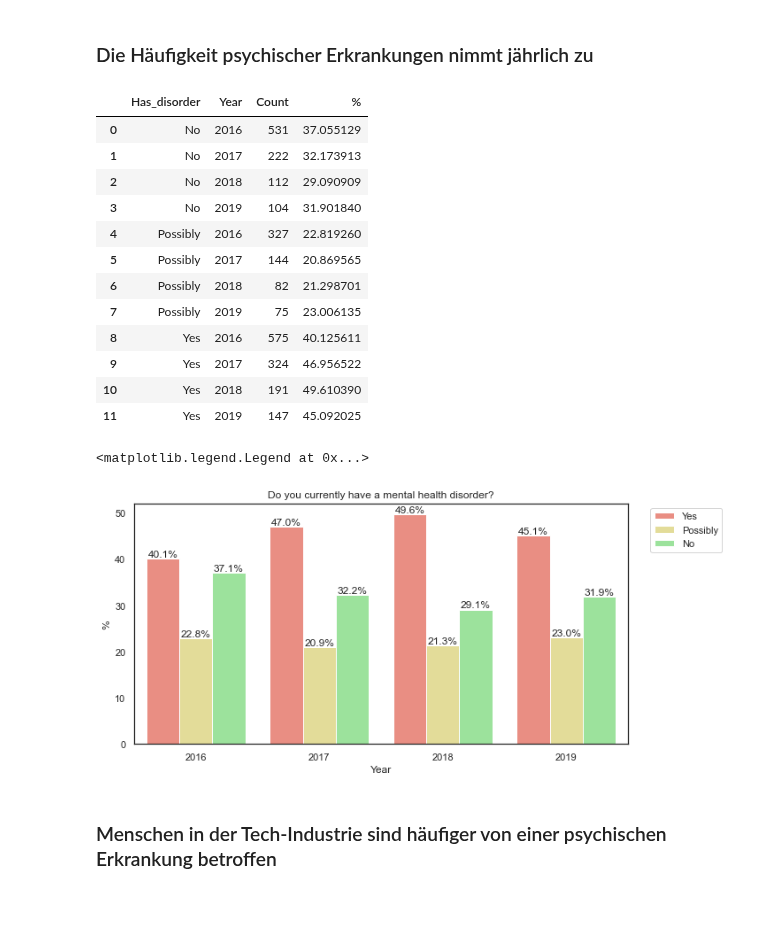
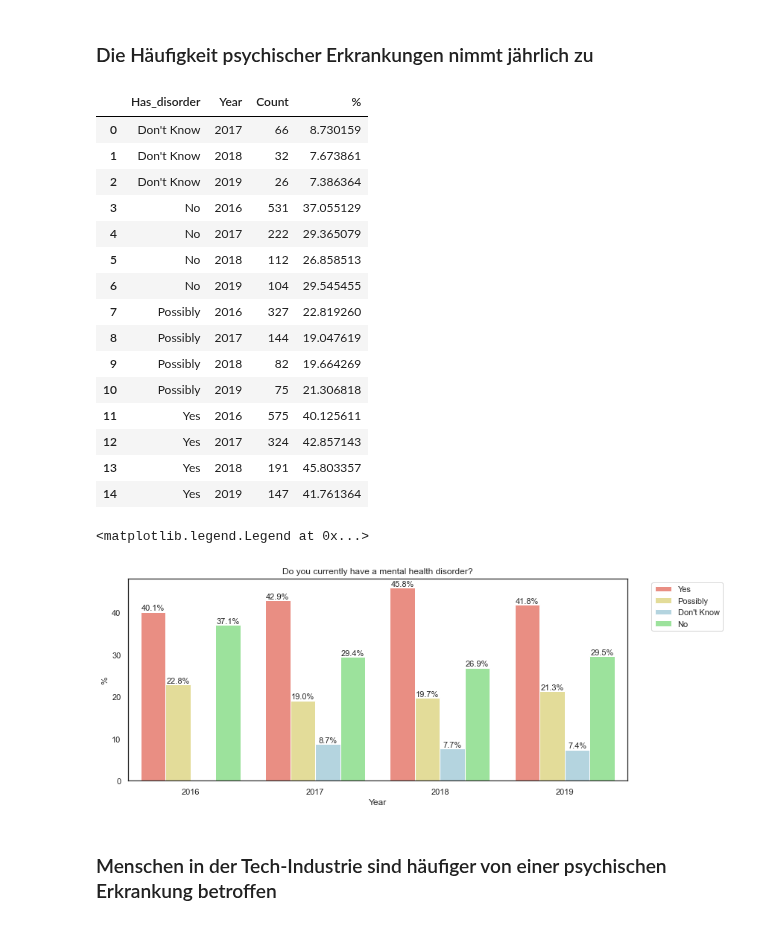
Before and after one commit to Selorikas/mental-health, a Jupyter notebook: mental-health.ipynb, the cells around one changed output. Saved outputs shown, nothing was run; the diff lists cells and outputs as text; code cells hidden in the pictures.

Commit message:
Fix mental disorder table and plot

```diff
--- a/mental-health.ipynb
+++ b/mental-health.ipynb
@@ -265,7 +263,6 @@ plt.show()
 # %%
 # Standardize answers and drop non-relevant ones
 q33['Has_disorder'] = np.where((q33.Has_disorder == 'Maybe'), 'Possibly', q33.Has_disorder)
-q33 = q33.drop(q33[q33.Has_disorder == 'Don\'t Know'].index)
 # %%
 # Group and count by Answer and Year
 q33_by_answer_and_year = q33.groupby(['Has_disorder', 'Year']).size().reset_index(name='Count')
@@ -273,32 +270,36 @@ q33_by_answer_and_year['%'] = append_count_in_percent_by_group(q33_by_answer_and
 q33_by_answer_and_year
 # %% [output]
 |  | Has_disorder | Year | Count | % |
-| 0 | No | 2016 | 531 | 37.055129 |
-| 1 | No | 2017 | 222 | 32.173913 |
-| 2 | No | 2018 | 112 | 29.090909 |
-| 3 | No | 2019 | 104 | 31.901840 |
-| 4 | Possibly | 2016 | 327 | 22.819260 |
-| 5 | Possibly | 2017 | 144 | 20.869565 |
-| 6 | Possibly | 2018 | 82 | 21.298701 |
-| 7 | Possibly | 2019 | 75 | 23.006135 |
-| 8 | Yes | 2016 | 575 | 40.125611 |
-| 9 | Yes | 2017 | 324 | 46.956522 |
-| 10 | Yes | 2018 | 191 | 49.610390 |
-| 11 | Yes | 2019 | 147 | 45.092025 |
+| 0 | Don't Know | 2017 | 66 | 8.730159 |
+| 1 | Don't Know | 2018 | 32 | 7.673861 |
+| 2 | Don't Know | 2019 | 26 | 7.386364 |
+| 3 | No | 2016 | 531 | 37.055129 |
+| 4 | No | 2017 | 222 | 29.365079 |
+| 5 | No | 2018 | 112 | 26.858513 |
+| 6 | No | 2019 | 104 | 29.545455 |
+| 7 | Possibly | 2016 | 327 | 22.819260 |
+| 8 | Possibly | 2017 | 144 | 19.047619 |
+| 9 | Possibly | 2018 | 82 | 19.664269 |
+| 10 | Possibly | 2019 | 75 | 21.306818 |
+| 11 | Yes | 2016 | 575 | 40.125611 |
+| 12 | Yes | 2017 | 324 | 42.857143 |
+| 13 | Yes | 2018 | 191 | 45.803357 |
+| 14 | Yes | 2019 | 147 | 41.761364 |
 # %%
 # Currently affected by a mental disorder, visualized
-plt.subplots(figsize=(10, 5))
-has_disorder_barplot = sns.barplot(x = 'Year', y = '%', hue = 'Has_disorder', data = q33_by_answer_and_year, hue_order=['Yes', 'Possibly', 'No'], palette=['salmon', 'khaki', 'lightgreen'])
-has_disorder_barplot .set(title='Do you currently have a mental health disorder?')
+plt.subplots(figsize=(12, 5))
+has_disorder_barplot = sns.barplot(x = 'Year', y = '%', hue = 'Has_disorder', data = q33_by_answer_and_year, \
+    hue_order=['Yes', 'Possibly', 'Don\'t Know', 'No'], palette=['salmon', 'khaki', 'lightblue','lightgreen'])
+has_disorder_barplot.set(title='Do you currently have a mental health disorder?')
 
 for container in has_disorder_barplot .containers:
-    has_disorder_barplot.bar_label(container, fmt='%.1f%%', fontsize=12)
+    has_disorder_barplot.bar_label(container, fmt='%.1f%%', fontsize=11)
 
 # move hue box
 has_disorder_barplot.legend(bbox_to_anchor= (1.2,1))
 # %% [output]
 <matplotlib.legend.Legend at 0x...>
-[figure, old version]
+[figure, new version]
 # %% [markdown]
 ### Menschen in der Tech-Industrie sind häufiger von einer psychischen Erkrankung betroffen
 # %% [markdown]
```
Also changed, not shown: parts of 1 cell of this notebook.
